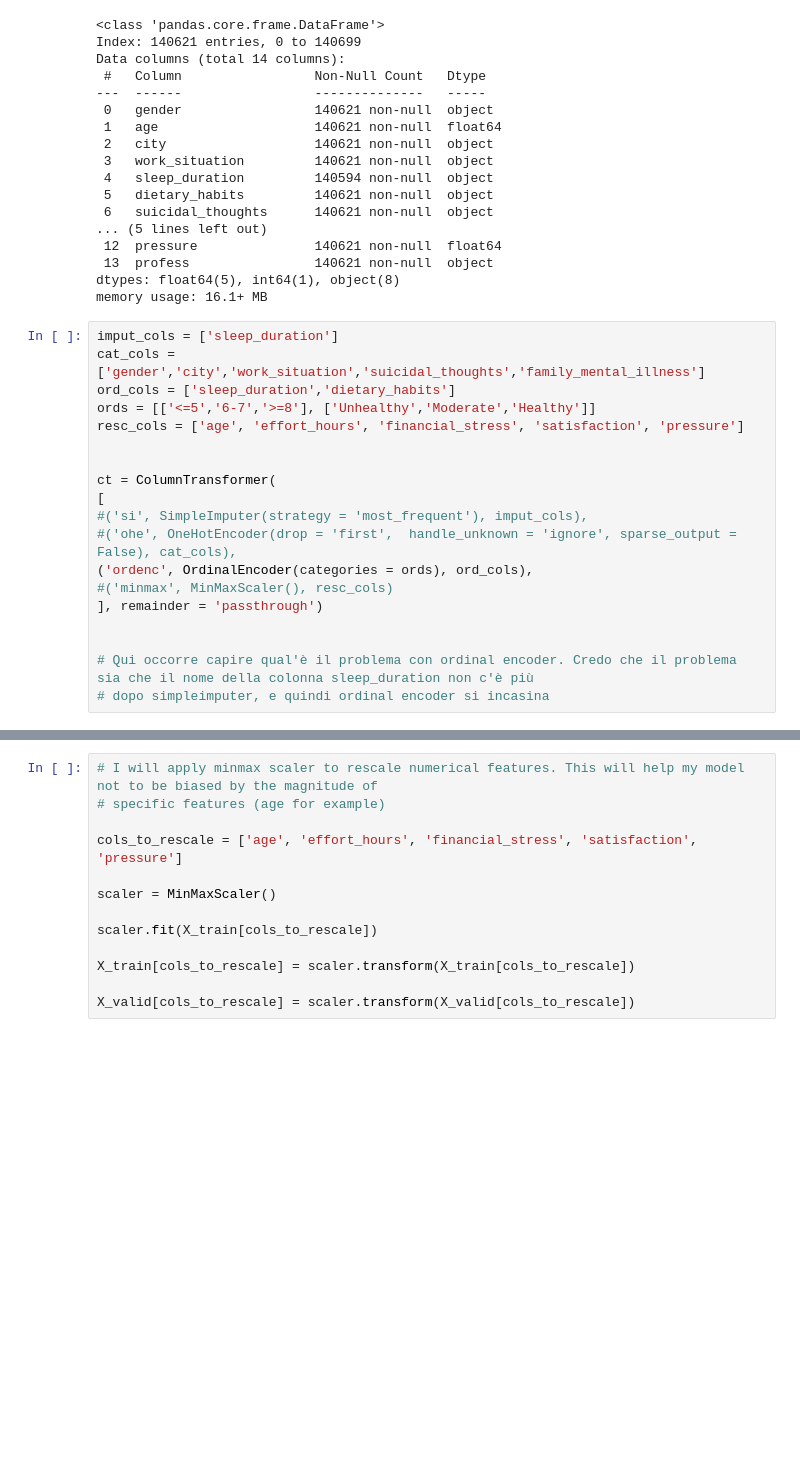
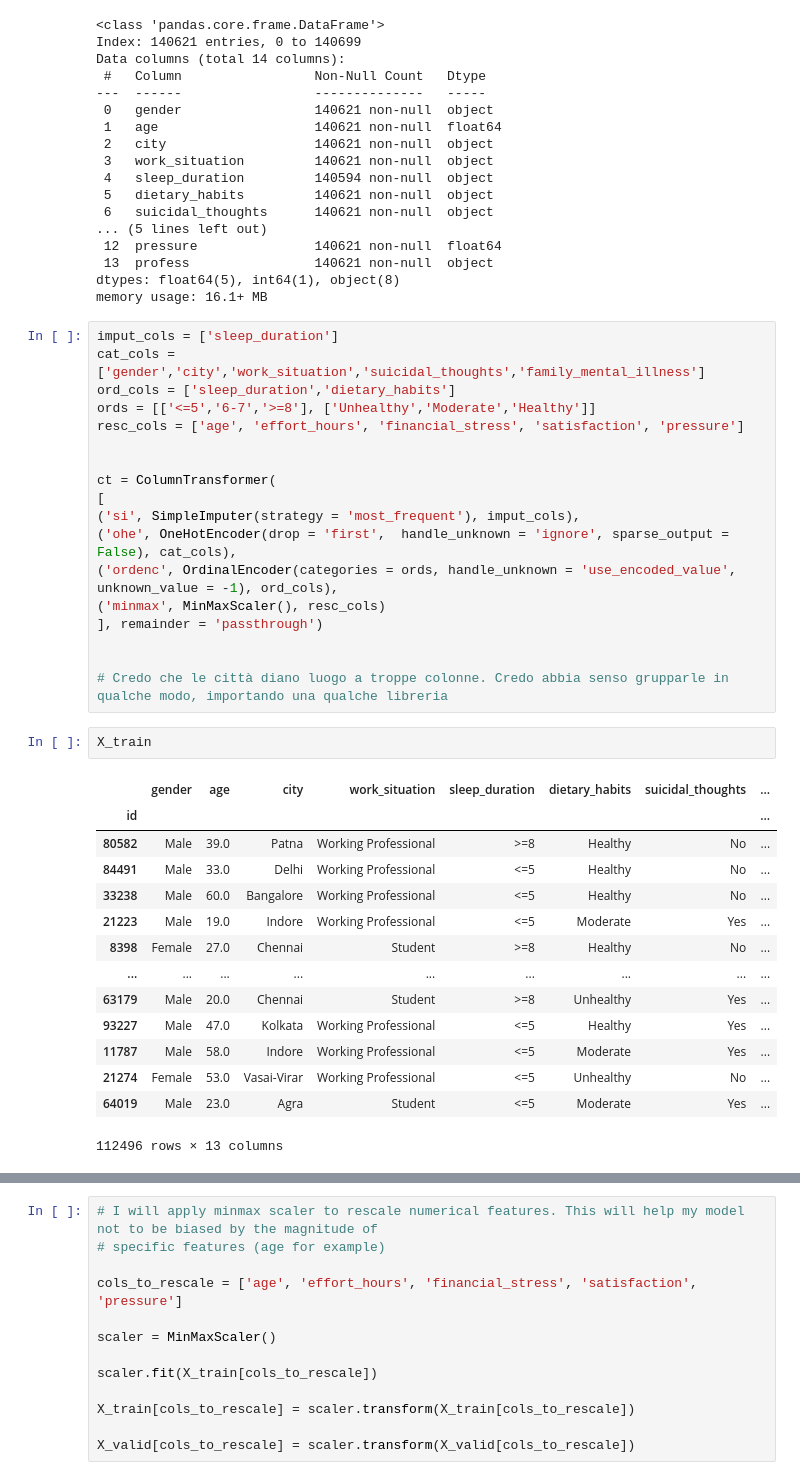
Before and after one commit to sampontiroli/projects, a Jupyter notebook: exploring-mental-health-eda.ipynb, the cells around one changed output, grey strips where cells are left out. Cells and saved outputs as stored; diff of their text form; blank space fills up the shorter version.

Commit message:
Kaggle Notebook | exploring mental health_EDA | Version 16

```diff
--- a/exploring-mental-health-eda.ipynb
+++ b/exploring-mental-health-eda.ipynb
@@ -548,15 +548,31 @@ resc_cols = ['age', 'effort_hours', 'financial_stress', 'satisfaction', 'pressur
 
 ct = ColumnTransformer(
 [
-#('si', SimpleImputer(strategy = 'most_frequent'), imput_cols),
-#('ohe', OneHotEncoder(drop = 'first',  handle_unknown = 'ignore', sparse_output = False), cat_cols),
-('ordenc', OrdinalEncoder(categories = ords), ord_cols),
-#('minmax', MinMaxScaler(), resc_cols)
+('si', SimpleImputer(strategy = 'most_frequent'), imput_cols),
+('ohe', OneHotEncoder(drop = 'first',  handle_unknown = 'ignore', sparse_output = False), cat_cols),
+('ordenc', OrdinalEncoder(categories = ords, handle_unknown = 'use_encoded_value', unknown_value = -1), ord_cols),
+('minmax', MinMaxScaler(), resc_cols)
 ], remainder = 'passthrough')
 
 
-# Qui occorre capire qual'è il problema con ordinal encoder. Credo che il problema sia che il nome della colonna sleep_duration non c'è più
-# dopo simpleimputer, e quindi ordinal encoder si incasina
+# Credo che le città diano luogo a troppe colonne. Credo abbia senso grupparle in qualche modo, importando una qualche libreria
+# %%
+X_train
+# %% [output]
+|  | gender | age | city | work_situation | sleep_duration | dietary_habits | suicidal_thoughts | ... |
+| id |  |  |  |  |  |  |  | ... |
+| 80582 | Male | 39.0 | Patna | Working Professional | >=8 | Healthy | No | ... |
+| 84491 | Male | 33.0 | Delhi | Working Professional | <=5 | Healthy | No | ... |
+| 33238 | Male | 60.0 | Bangalore | Working Professional | <=5 | Healthy | No | ... |
+| 21223 | Male | 19.0 | Indore | Working Professional | <=5 | Moderate | Yes | ... |
+| 8398 | Female | 27.0 | Chennai | Student | >=8 | Healthy | No | ... |
+| ... | ... | ... | ... | ... | ... | ... | ... | ... |
+| 63179 | Male | 20.0 | Chennai | Student | >=8 | Unhealthy | Yes | ... |
+| 93227 | Male | 47.0 | Kolkata | Working Professional | <=5 | Healthy | Yes | ... |
+| 11787 | Male | 58.0 | Indore | Working Professional | <=5 | Moderate | Yes | ... |
+| 21274 | Female | 53.0 | Vasai-Virar | Working Professional | <=5 | Unhealthy | No | ... |
+| 64019 | Male | 23.0 | Agra | Student | <=5 | Moderate | Yes | ... |
+112496 rows × 13 columns
 # %%
 X_train_transf = ct.fit_transform(X_train)
 X_valid_transf = ct.transform(X_valid)
```
Also changed, not shown: parts of 4 cells of this notebook.
